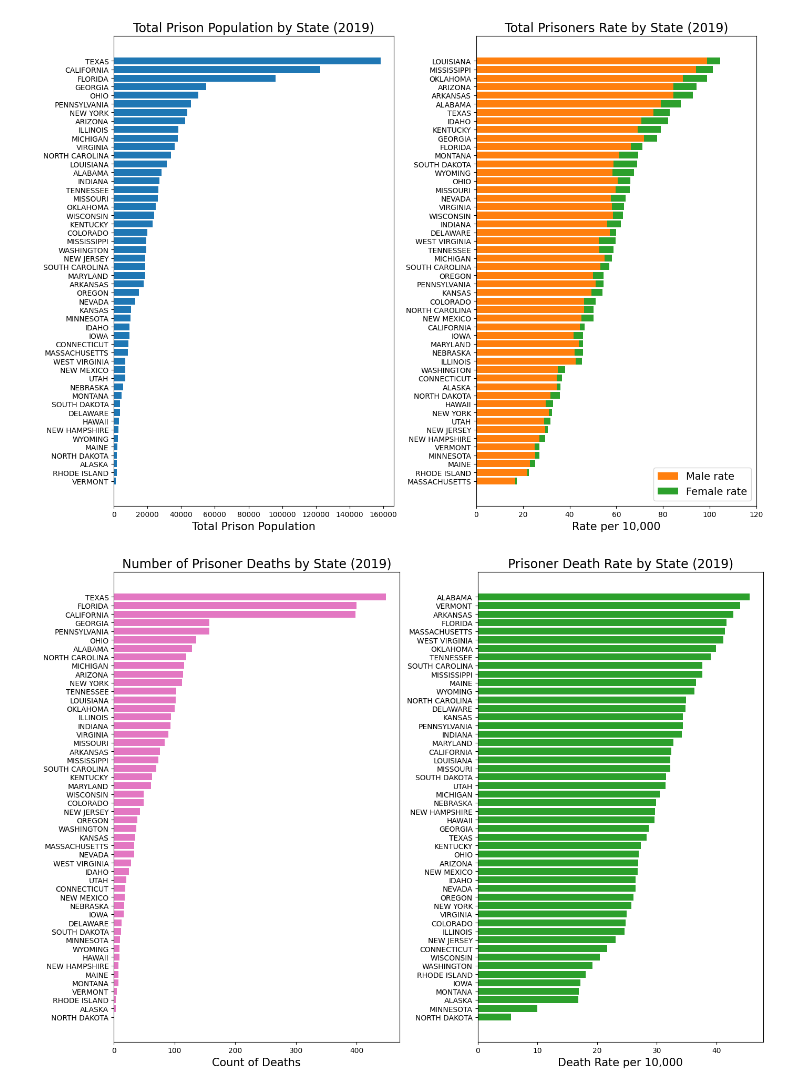
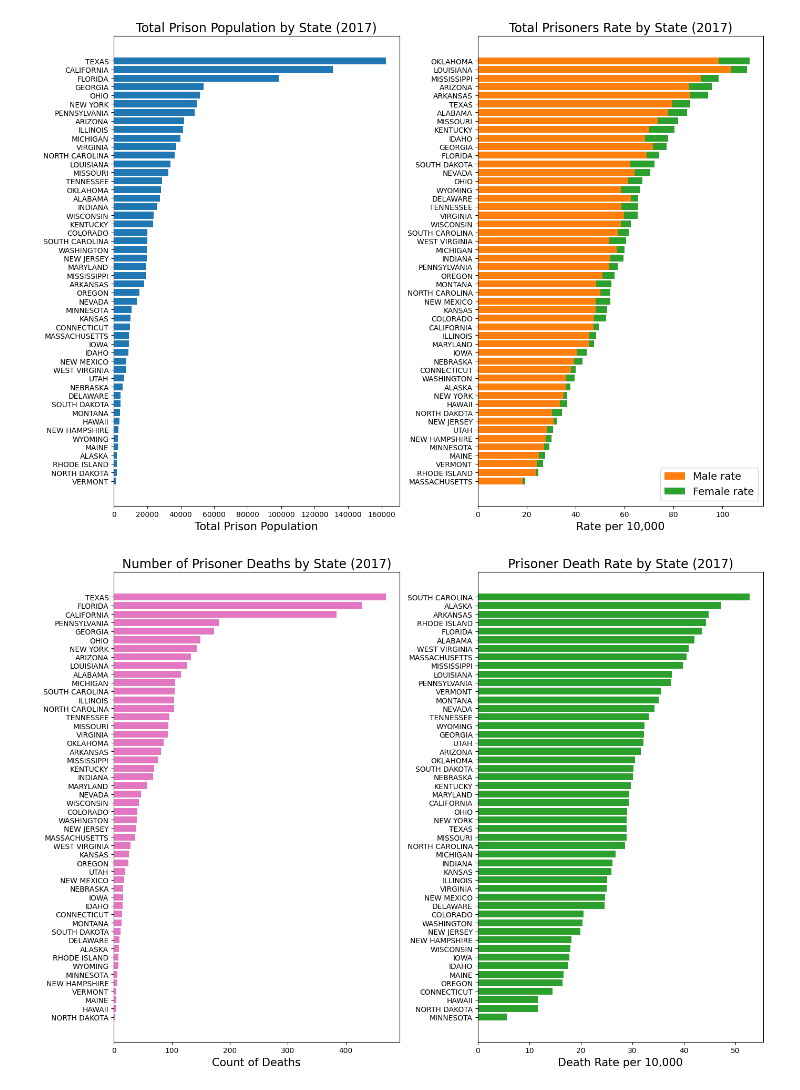
Before and after one commit to Ramil-cyber/Research_Linking_Analyzing_US_Prisons_Deaths, a Jupyter notebook: EDA/EDA_Interactive_Map.ipynb, the cells around one changed output. Drawn from its saved outputs; the diff is of its cells as text; code cells hidden in the pictures.

```diff
--- a/EDA/EDA_Interactive_Map.ipynb
+++ b/EDA/EDA_Interactive_Map.ipynb
@@ -49,90 +9,83 @@ Data columns (total 19 columns):
+# %%
+# Selecting the year from 2015–2019
+selected_year = 2017
+
+# Filtering to that year
+df_year = df[df["death_year"] == selected_year].copy()
+
+# Computing gender‐specific prison ratess
+df_year["male_rate_15to64"] = (
+    df_year["male_prison_pop"] / df_year["total_pop_15to64"]
+) * 10000
+df_year["female_rate_15to64"] = (
+    df_year["female_prison_pop"] / df_year["total_pop_15to64"]
+) * 10000
 # %%
-latest_year = df["death_year"].max()
-df_latest = df[df["death_year"] == latest_year].copy()
-
-# Computing gender‐specific prison rates per 10 000 of 15–64 pop
-df_latest["male_rate_15to64"] = (
-    df_latest["male_prison_pop"] / df_latest["total_pop_15to64"]
-) * 10000
-df_latest["female_rate_15to64"] = (
-    df_latest["female_prison_pop"] / df_latest["total_pop_15to64"]
-) * 10000
-
-# Sorting for each panel
-df_pop = df_latest.sort_values("total_prison_pop", ascending=False)
-
-# Combining gender rate so largest stacks sit at top
-df_gender = df_latest.copy()
-df_gender["combined_rate"] = (
-    df_gender["male_rate_15to64"] + df_gender["female_rate_15to64"]
-)
-df_gender = df_gender.sort_values("combined_rate", ascending=False)
-
+# Preparing sorted DataFrames for State Prison Population and Imprisonment Rate
+df_pop = df_year.sort_values("total_prison_pop", ascending=False)
+df_gender = df_year.assign(
+    combined_rate=df_year["male_rate_15to64"] + df_year["female_rate_15to64"]
+).sort_values("combined_rate", ascending=False)
 states = df_gender["state_name"]
 male_rt = df_gender["male_rate_15to64"]
 fem_rt = df_gender["female_rate_15to64"]
 
-# Ploting
 fig, axes = plt.subplots(1, 2, figsize=(14, 10), sharey=False)
 
 # Total Prison Population
 axes[0].barh(df_pop["state_name"], df_pop["total_prison_pop"], color="tab:blue")
 axes[0].invert_yaxis()
-axes[0].set_title(f"Total Prison Population by State ({latest_year})", fontsize=17)
+axes[0].set_title(f"Total Prison Population by State ({selected_year})", fontsize=17)
 axes[0].set_xlabel("Total Prison Population", fontsize=15)
 axes[0].tick_params(axis="y", labelsize=10)
 axes[0].tick_params(axis="x", labelsize=10)
 
-# Stacked male/female prison rates per 10 000 (15–64 pop)
+# Total Prisoners Rate by State
 axes[1].barh(states, male_rt, label="Male rate", color="tab:orange")
 axes[1].barh(states, fem_rt, left=male_rt, label="Female rate", color="tab:green")
 axes[1].invert_yaxis()
-axes[1].set_title(f"Total Prisoners Rate by State ({latest_year})", fontsize=17)
+axes[1].set_title(f"Total Prisoners Rate by State ({selected_year})", fontsize=17)
 axes[1].set_xlabel("Rate per 10,000", fontsize=15)
 axes[1].tick_params(axis="y", labelsize=10)
 axes[1].tick_params(axis="x", labelsize=10)
 axes[1].legend(fontsize=14, loc="lower right")
 
-# Customizing x‐axis ticks
-max_rate = np.ceil((male_rt + fem_rt).max() / 20) * 20
-axes[1].set_xticks(np.arange(0, max_rate + 1, 20))
+# Customizin x‐axis ticks for the rate plot
+# max_rate = np.ceil((male_rt + fem_rt).max() / 20) * 20
+# axes[1].set_xticks(np.arange(0, max_rate + 1, 20))
 
 plt.tight_layout()
 plt.show()
 # %% [output]
-[figure, old version]
+[figure, new version]
 # %%
-latest_year = df["death_year"].max()
-df_latest = df[df["death_year"] == latest_year].copy()
-
-# Preparing sorted DataFrames
-df_count = df_latest[["state_name", "death_count"]].sort_values(
+# Preparing sorted DataFrames for State Prisoner Deaths in 2019: Total Counts and Death Rates
+df_count = df_year[["state_name", "death_count"]].sort_values(
     "death_count", ascending=False
 )
-df_rate = df_latest[["state_name", "prison_death_rate"]].sort_values(
+df_rate2 = df_year[["state_name", "prison_death_rate"]].sort_values(
     "prison_death_rate", ascending=False
 )
 
-# Ploting
 fig, axes = plt.subplots(1, 2, figsize=(14, 10))
 
-# Numbering of Prisoner Deaths
+# Number of Prisoner Deaths
 axes[0].barh(df_count["state_name"], df_count["death_count"], color="tab:pink")
 axes[0].invert_yaxis()
-axes[0].set_title(f"Number of Prisoner Deaths by State ({latest_year})", fontsize=17)
+axes[0].set_title(f"Number of Prisoner Deaths by State ({selected_year})", fontsize=17)
 axes[0].set_xlabel("Count of Deaths", fontsize=15)
 axes[0].tick_params(axis="y", labelsize=10)
 axes[0].tick_params(axis="x", labelsize=10)
 
 # Prisoner Death Rate
-axes[1].barh(df_rate["state_name"], df_rate["prison_death_rate"], color="tab:green")
+axes[1].barh(df_rate2["state_name"], df_rate2["prison_death_rate"], color="tab:green")
 axes[1].invert_yaxis()
-axes[1].set_title(f"Prisoner Death Rate by State ({latest_year})", fontsize=17)
+axes[1].set_title(f"Prisoner Death Rate by State ({selected_year})", fontsize=17)
 axes[1].set_xlabel("Death Rate per 10,000", fontsize=15)
 axes[1].tick_params(axis="y", labelsize=10)
 axes[1].tick_params(axis="x", labelsize=10)
 
 plt.tight_layout()
 plt.show()
 # %% [output]
-[figure, old version]
+[figure, new version]
```
Also changed, not shown: parts of 1 cell of this notebook, 6 other files.
